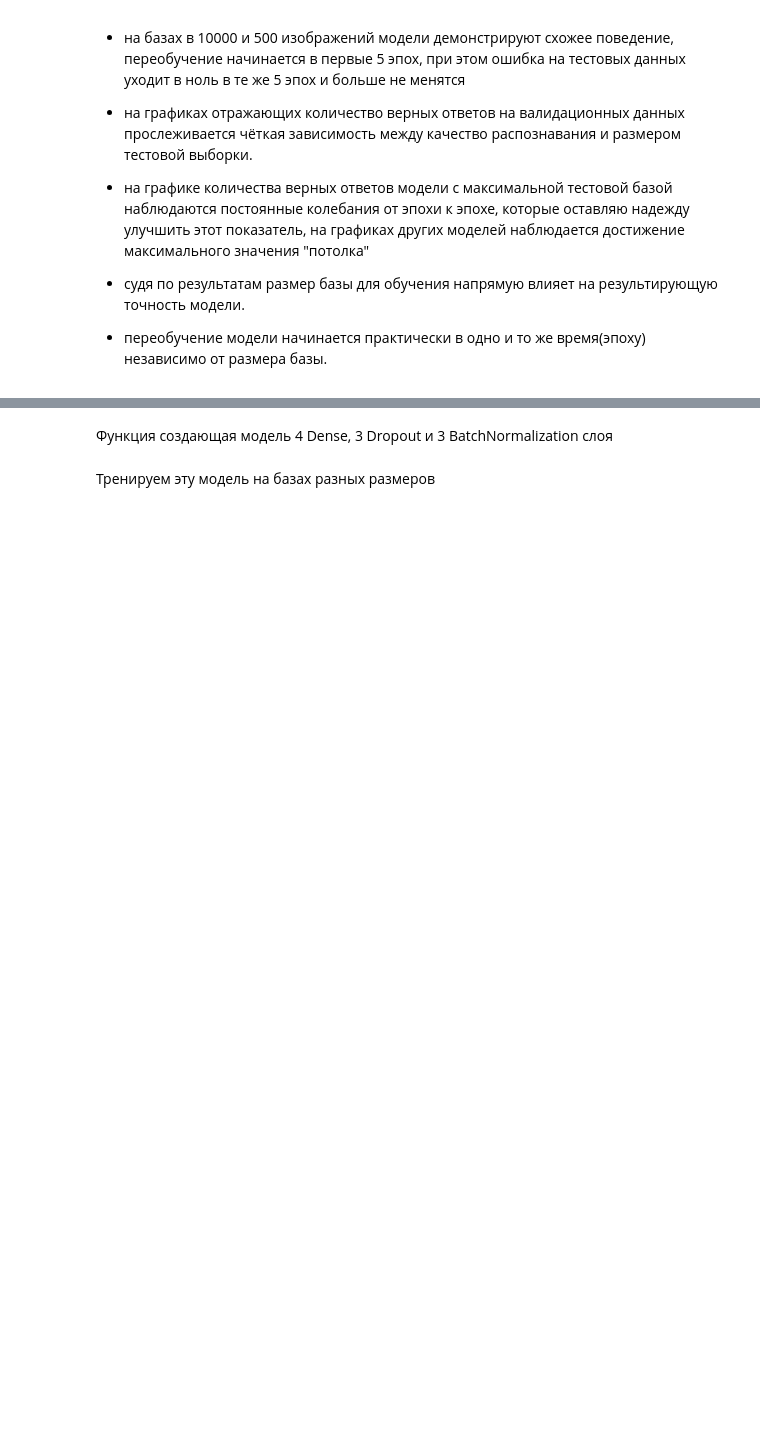
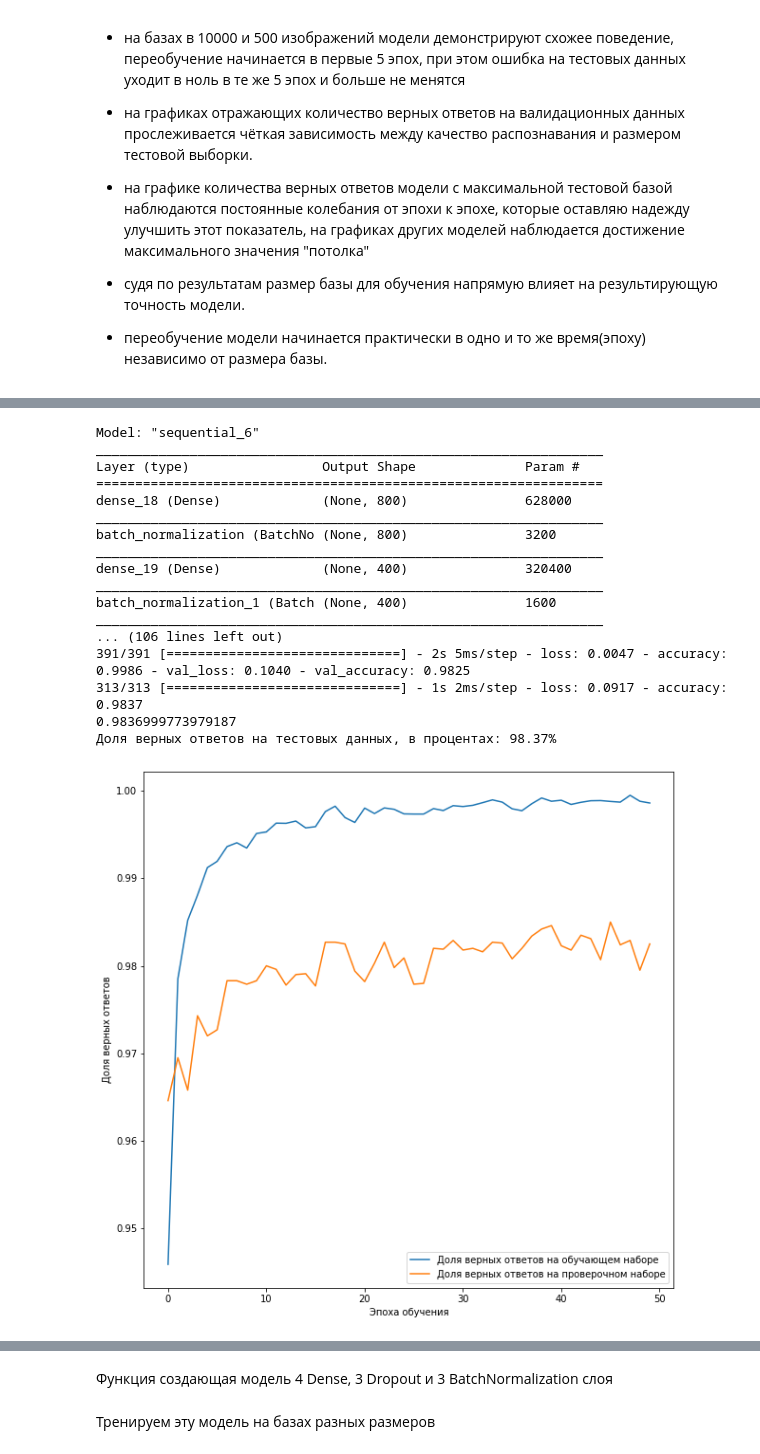
Before and after one commit to rvoljanin/neuraluniversity, a Jupyter notebook: notebooks/ai/exercise2/exercise2.ipynb, the cells around one changed output, grey strips where cells are left out. Saved outputs shown, nothing was run; the diff lists cells and outputs as text; code cells hidden in the pictures; blank space fills up the shorter version.

```diff
--- a/notebooks/ai/exercise2/exercise2.ipynb
+++ b/notebooks/ai/exercise2/exercise2.ipynb
@@ -157,0 +254,27 @@ Epoch 50/50
+# %%
+for test_sample_size in (50000,10000,500): # три модели с разным размером тестовой и валидационной базы
+    model = createModel(bnl=1) # создаём пустую модель
+    history = model.fit(x_train[:test_sample_size], y_train[:test_sample_size], batch_size=128, epochs=50, verbose=1, validation_data=(x_train[test_sample_size:],y_train[test_sample_size:])) # тренируем модель на тестовой выборке
+    test_accuracy = modelTest(model,x_test,y_test)
+    val_accuracy = printHistory(history) # визуализируем результаты обучения
+    results['model1bn'].append(val_accuracy)
+    results['model1bn'].append(test_accuracy)
+# %% [output]
+Model: "sequential_6"
+_________________________________________________________________
+Layer (type)                 Output Shape              Param #
+=================================================================
+dense_18 (Dense)             (None, 800)               628000
+_________________________________________________________________
+batch_normalization (BatchNo (None, 800)               3200
+_________________________________________________________________
+dense_19 (Dense)             (None, 400)               320400
+_________________________________________________________________
+batch_normalization_1 (Batch (None, 400)               1600
+_________________________________________________________________
+... (106 lines left out)
+391/391 [==============================] - 2s 5ms/step - loss: 0.0047 - accuracy: 0.9986 - val_loss: 0.1040 - val_accuracy: 0.9825
+313/313 [==============================] - 1s 2ms/step - loss: 0.0917 - accuracy: 0.9837
+0.9836999773979187
+Доля верных ответов на тестовых данных, в процентах: 98.37%
+[figure, added]
```
Also changed, not shown: parts of 33 cells of this notebook.
